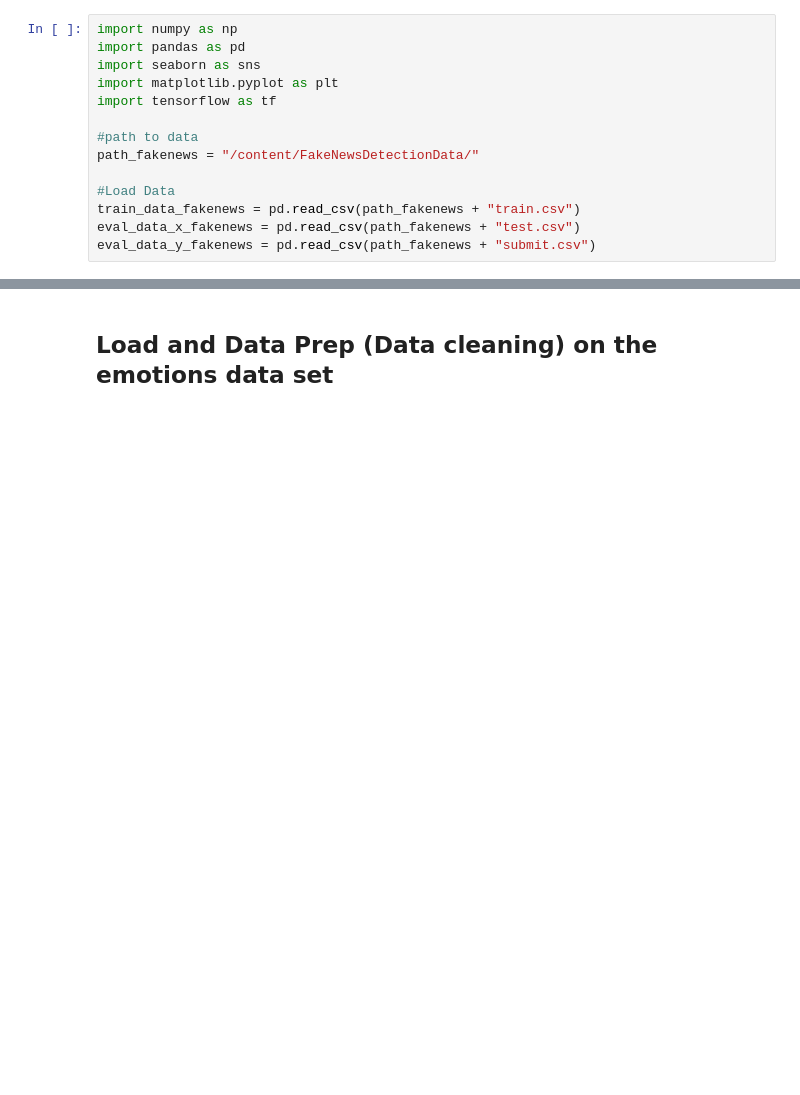
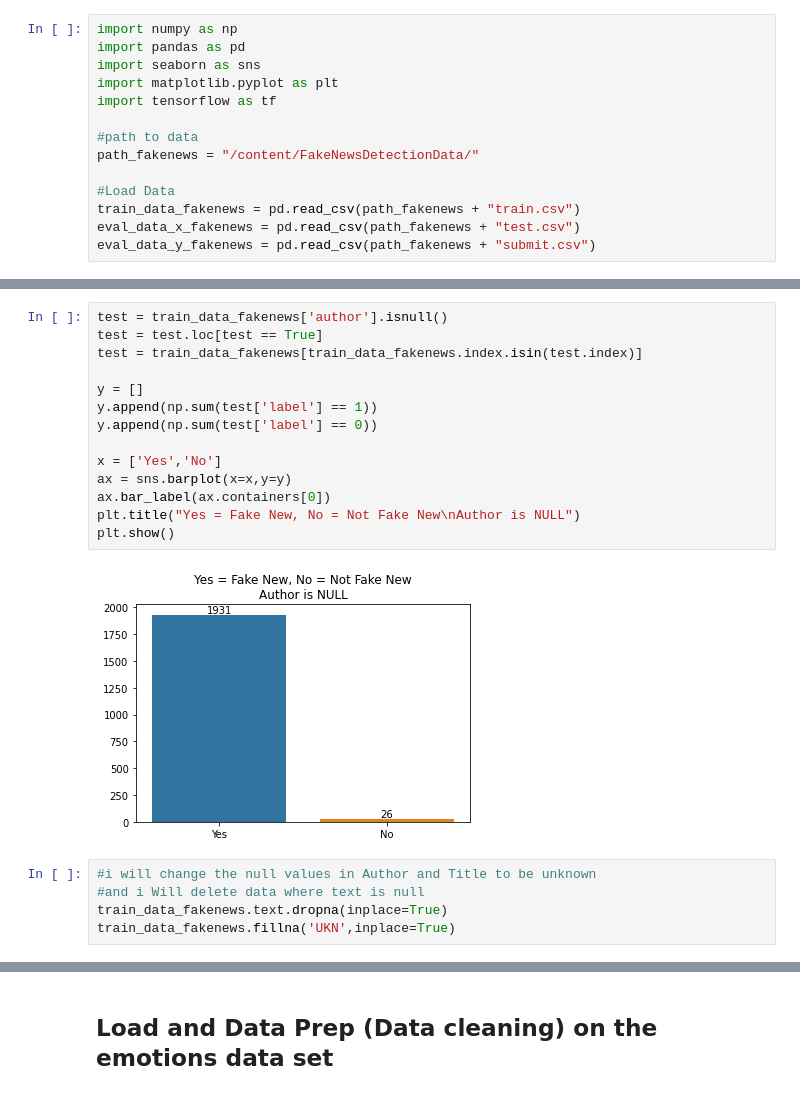
Before and after one commit to Renato-55/FakeNewsDetection, a Jupyter notebook: FakeNewsDetectionProj.ipynb, the cells around one changed output, grey strips where cells are left out. Saved outputs shown, nothing was run; the diff lists cells and outputs as text; blank space fills up the shorter version.

```diff
--- a/FakeNewsDetectionProj.ipynb
+++ b/FakeNewsDetectionProj.ipynb
@@ -74,3 +131,24 @@ eval_data_y_fakenews = pd.read_csv(path_fakenews + "submit.csv")
+# %%
+test = train_data_fakenews['author'].isnull()
+test = test.loc[test == True]
+test = train_data_fakenews[train_data_fakenews.index.isin(test.index)]
+
+y = []
+y.append(np.sum(test['label'] == 1))
+y.append(np.sum(test['label'] == 0))
+
+x = ['Yes','No']
+ax = sns.barplot(x=x,y=y)
+ax.bar_label(ax.containers[0])
+plt.title("Yes = Fake New, No = Not Fake New\nAuthor is NULL")
+plt.show()
+# %% [output]
+[figure, added]
+# %%
+#i will change the null values in Author and Title to be unknown
+#and i Will delete data where text is null
+train_data_fakenews.text.dropna(inplace=True)
+train_data_fakenews.fillna('UKN',inplace=True)
 # %%
 #data cleaning
 null_val = train_data_fakenews.isnull().sum().sum()
```
Also changed, not shown: parts of 27 cells of this notebook.
